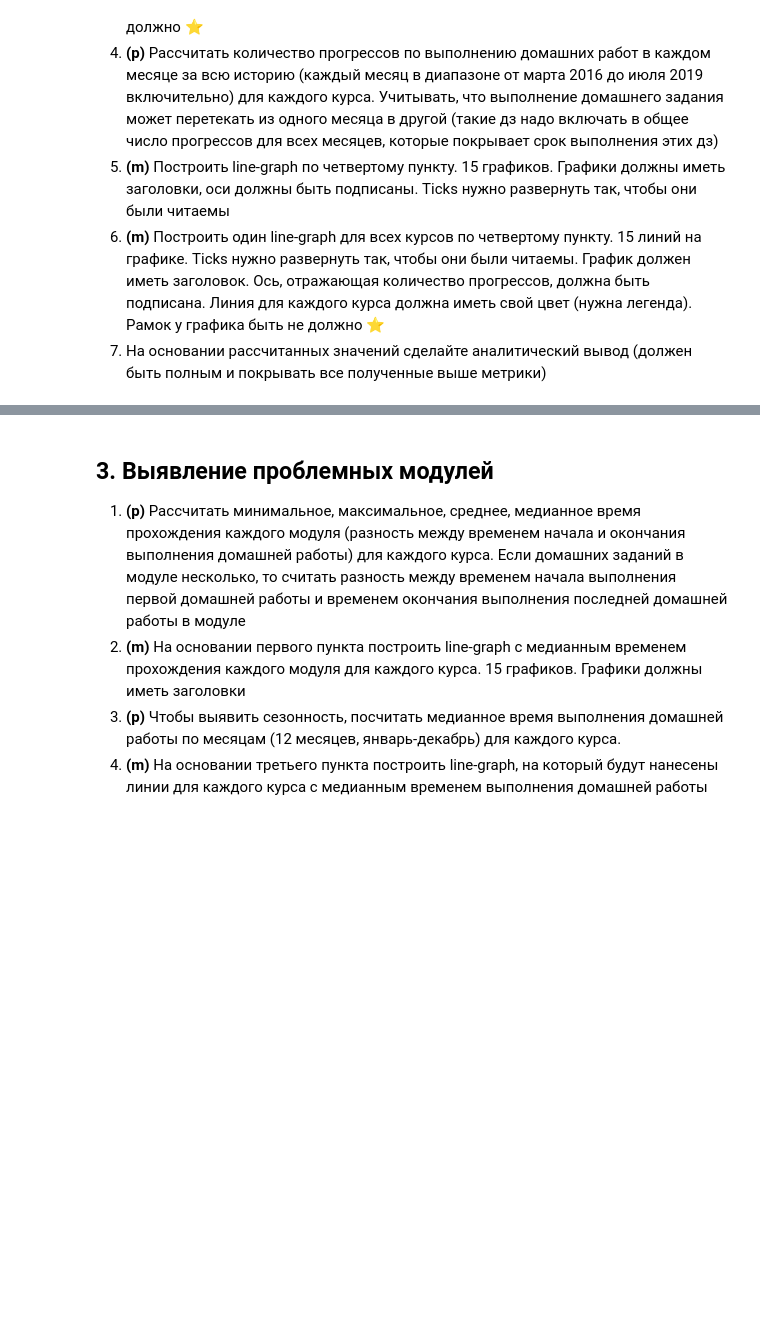
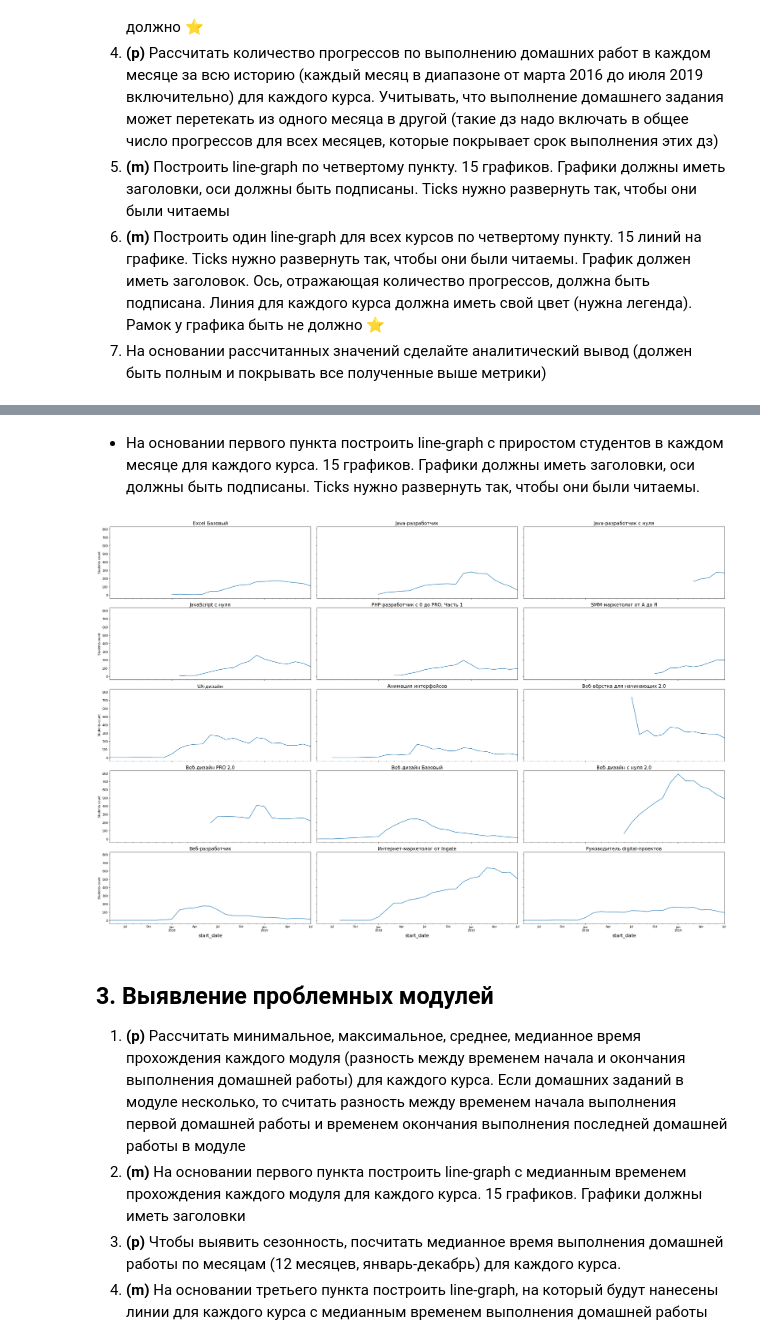
Before and after one commit to vegorovmsk/skillbox_ds_analytics_project_1, a Jupyter notebook: Coursework_analytics_1.ipynb, the cells around one changed output, grey strips where cells are left out. Saved outputs shown, nothing was run; the diff lists cells and outputs as text; code cells hidden in the pictures; blank space fills up the shorter version.

Commit message:
Add line-graph for the first assignment of part 2

```diff
--- a/Coursework_analytics_1.ipynb
+++ b/Coursework_analytics_1.ipynb
@@ -629,3 +635,23 @@ data_df.groupby(['title', pd.Grouper(key='start_date', freq='M')])['student_id']
+# %% [markdown]
+* На основании первого пункта построить line-graph с приростом студентов в каждом месяце для каждого курса. 15 графиков. Графики должны иметь заголовки, оси должны быть подписаны. Ticks нужно развернуть так, чтобы они были читаемы.
+# %%
+fig, axes = plt.subplots(5, 3, sharex=True, sharey=True, figsize=(30, 20))
+
+for ax, t in zip(axes.ravel(), grouped_monthes_df.title.unique()):
+    temp_df = grouped_monthes_df[grouped_monthes_df.title.eq(t)]\
+                .dropna()\
+                .sort_values(by='start_date')
+    ax.set_title(t, fontsize=16)
+    ax.set_xlabel('Dates', fontsize=16)
+    ax.set_ylabel('Students count')
+
+    plt.tight_layout()
+
+    temp_df.plot.line(x='start_date', y='student_id', ax=ax, legend=None)
+
+plt.show()
+# %% [output]
+[figure, added]
 # %% [markdown]
 ## 3. Выявление проблемных модулей
 
```
Also changed, not shown: parts of 2 cells of this notebook.
